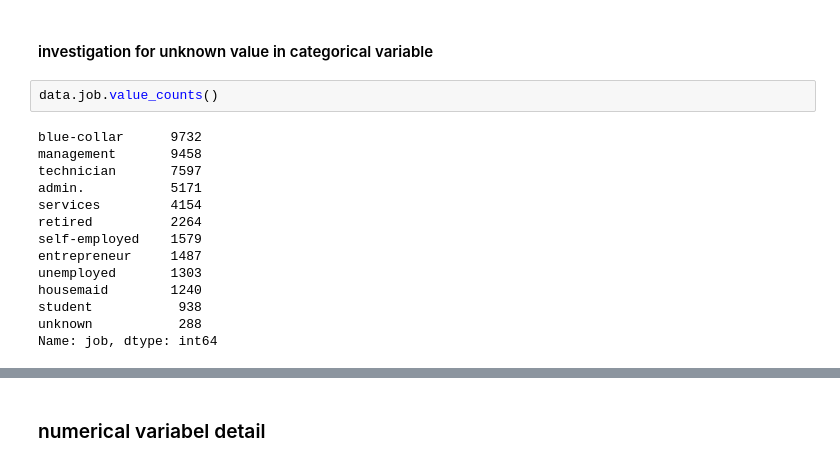
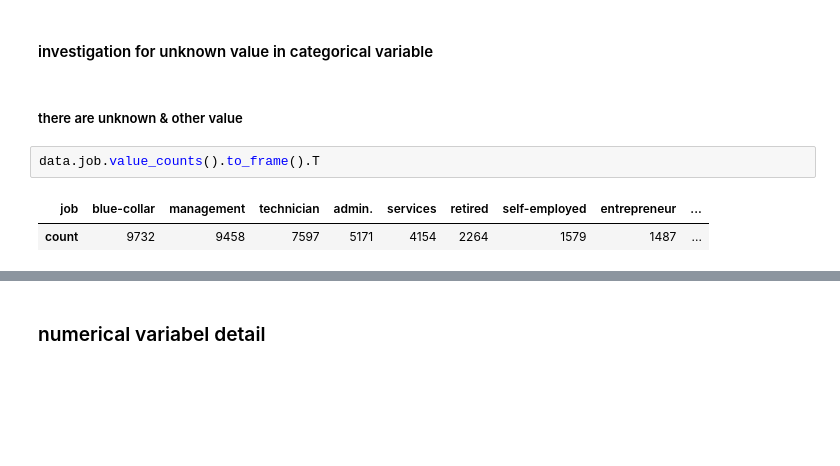
Before and after one commit to bagusatya08/Term-Deposit-Potential-Customer-Prediction, a Jupyter notebook: stage-1/eda-insight-visualization.ipynb, the cells around one changed output, grey strips where cells are left out. Drawn from its saved outputs; the diff is of its cells as text; blank space fills up the shorter version.

```diff
--- a/stage-1/eda-insight-visualization.ipynb
+++ b/stage-1/eda-insight-visualization.ipynb
@@ -113,19 +85,10 @@ data[category].describe()
 | freq | 9732 | 27214 | 23202 | 44396 | 25130 | 37967 | 29285 | 13766 | 36959 | 39922 |
 # %% [markdown]
 #### investigation for unknown value in categorical variable
+# %% [markdown]
+##### there are unknown & other value
 # %%
-data.job.value_counts()
+data.job.value_counts().to_frame().T
 # %% [output]
-blue-collar      9732
-management       9458
-technician       7597
-admin.           5171
-services         4154
-retired          2264
-self-employed    1579
-entrepreneur     1487
-unemployed       1303
-housemaid        1240
-student           938
-unknown           288
-Name: job, dtype: int64
+| job | blue-collar | management | technician | admin. | services | retired | self-employed | entrepreneur | ... |
+| count | 9732 | 9458 | 7597 | 5171 | 4154 | 2264 | 1579 | 1487 | ... |
```
Also changed, not shown: parts of 32 cells of this notebook.
